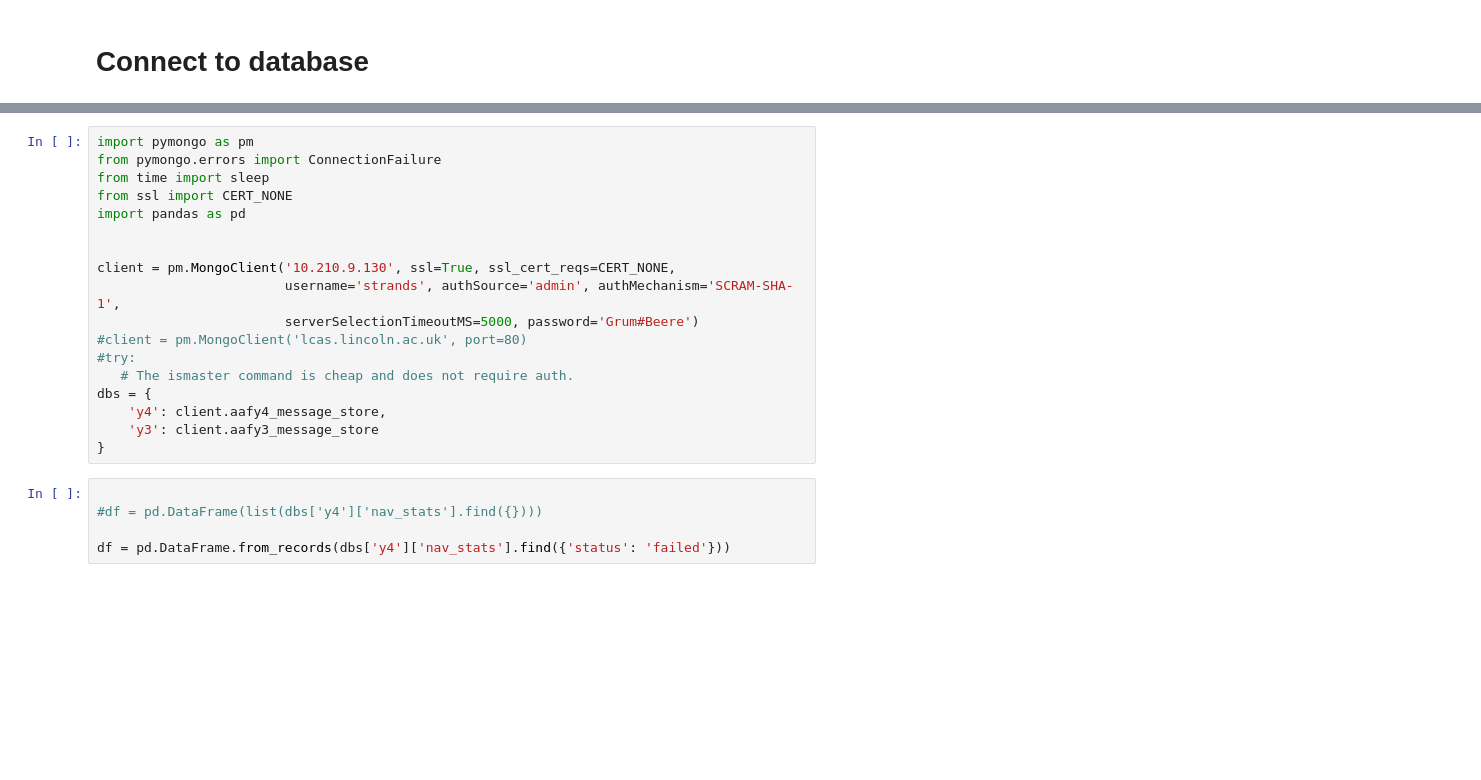
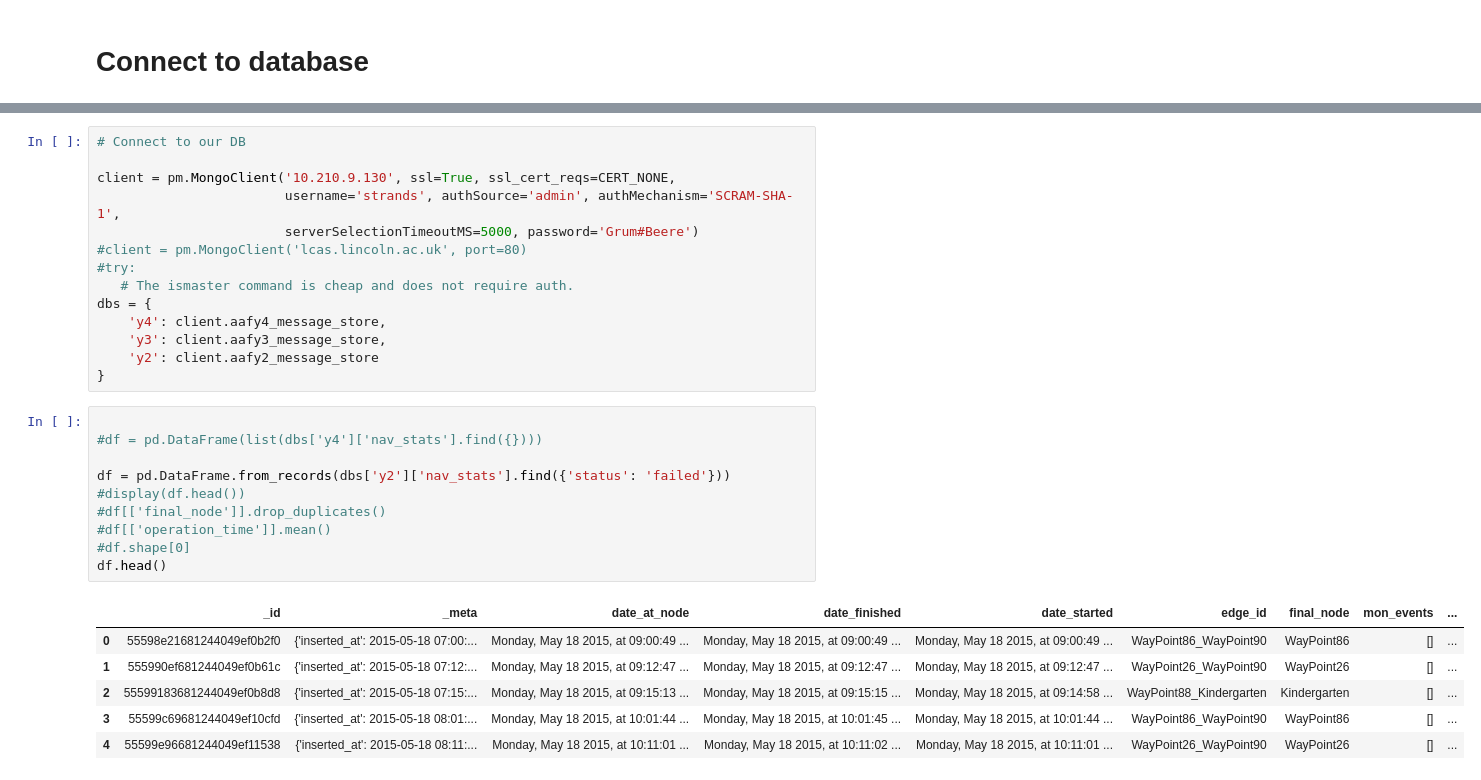
Before and after one commit to marc-hanheide/jupyter-notebooks, a Jupyter notebook: STRANDS analysis.ipynb, the cells around one changed output, grey strips where cells are left out. Cells and saved outputs as stored; diff of their text form; blank space fills up the shorter version.

```diff
--- a/STRANDS analysis.ipynb
+++ b/STRANDS analysis.ipynb
@@ -3,10 +37,5 @@
 # %%
-import pymongo as pm
-from pymongo.errors import ConnectionFailure
-from time import sleep
-from ssl import CERT_NONE
-import pandas as pd
-
+# Connect to our DB
 
 client = pm.MongoClient('10.210.9.130', ssl=True, ssl_cert_reqs=CERT_NONE,
                         username='strands', authSource='admin', authMechanism='SCRAM-SHA-1',
@@ -16,10 +45,23 @@ client = pm.MongoClient('10.210.9.130', ssl=True, ssl_cert_reqs=CERT_NONE,
    # The ismaster command is cheap and does not require auth.
 dbs = {
     'y4': client.aafy4_message_store,
-    'y3': client.aafy3_message_store
+    'y3': client.aafy3_message_store,
+    'y2': client.aafy2_message_store
 }
 # %%
 
 #df = pd.DataFrame(list(dbs['y4']['nav_stats'].find({})))
 
-df = pd.DataFrame.from_records(dbs['y4']['nav_stats'].find({'status': 'failed'}))
+df = pd.DataFrame.from_records(dbs['y2']['nav_stats'].find({'status': 'failed'}))
+#display(df.head())
+#df[['final_node']].drop_duplicates()
+#df[['operation_time']].mean()
+#df.shape[0]
+df.head()
+# %% [output]
+|  | _id | _meta | date_at_node | date_finished | date_started | edge_id | final_node | mon_events | ... |
+| 0 | 55598e21681244049ef0b2f0 | {'inserted_at': 2015-05-18 07:00:... | Monday, May 18 2015, at 09:00:49 ... | Monday, May 18 2015, at 09:00:49 ... | Monday, May 18 2015, at 09:00:49 ... | WayPoint86_WayPoint90 | WayPoint86 | [] | ... |
+| 1 | 555990ef681244049ef0b61c | {'inserted_at': 2015-05-18 07:12:... | Monday, May 18 2015, at 09:12:47 ... | Monday, May 18 2015, at 09:12:47 ... | Monday, May 18 2015, at 09:12:47 ... | WayPoint26_WayPoint90 | WayPoint26 | [] | ... |
+| 2 | 55599183681244049ef0b8d8 | {'inserted_at': 2015-05-18 07:15:... | Monday, May 18 2015, at 09:15:13 ... | Monday, May 18 2015, at 09:15:15 ... | Monday, May 18 2015, at 09:14:58 ... | WayPoint88_Kindergarten | Kindergarten | [] | ... |
+| 3 | 55599c69681244049ef10cfd | {'inserted_at': 2015-05-18 08:01:... | Monday, May 18 2015, at 10:01:44 ... | Monday, May 18 2015, at 10:01:45 ... | Monday, May 18 2015, at 10:01:44 ... | WayPoint86_WayPoint90 | WayPoint86 | [] | ... |
+| 4 | 55599e96681244049ef11538 | {'inserted_at': 2015-05-18 08:11:... | Monday, May 18 2015, at 10:11:01 ... | Monday, May 18 2015, at 10:11:02 ... | Monday, May 18 2015, at 10:11:01 ... | WayPoint26_WayPoint90 | WayPoint26 | [] | ... |
```
Also changed, not shown: parts of 5 cells of this notebook, 1 other file.
